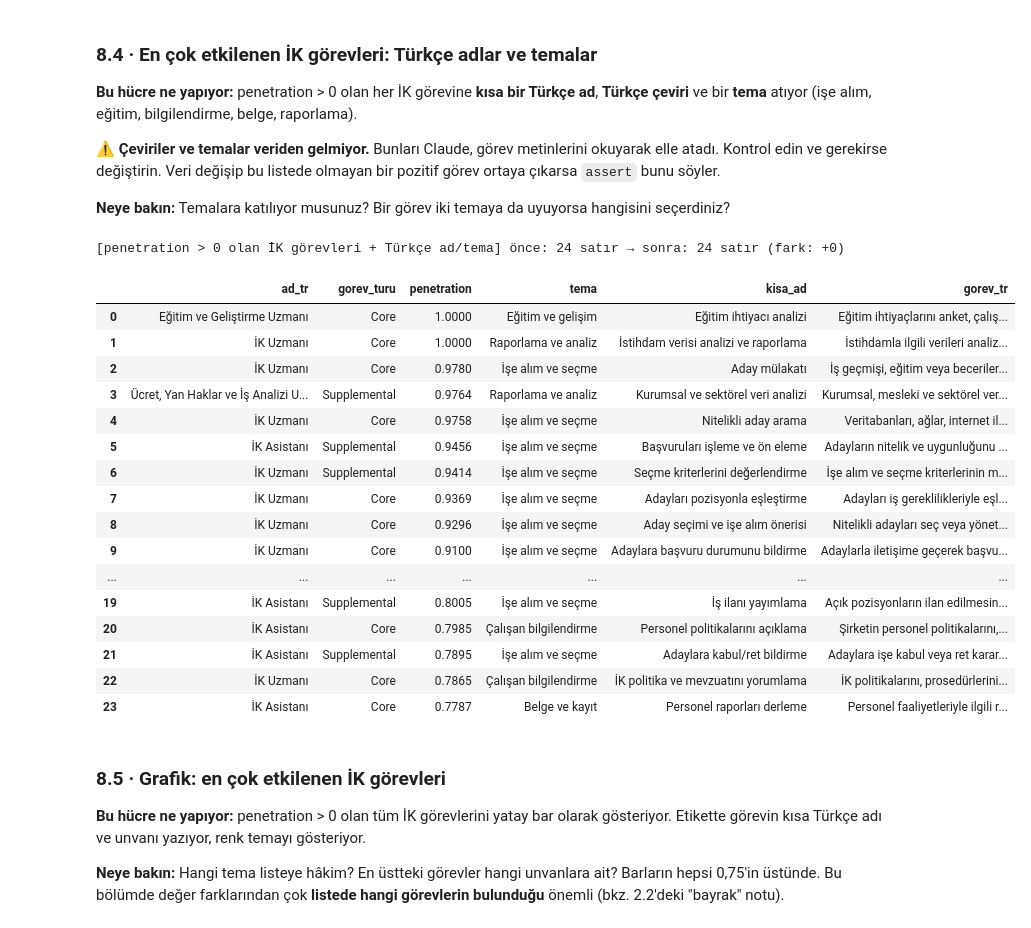
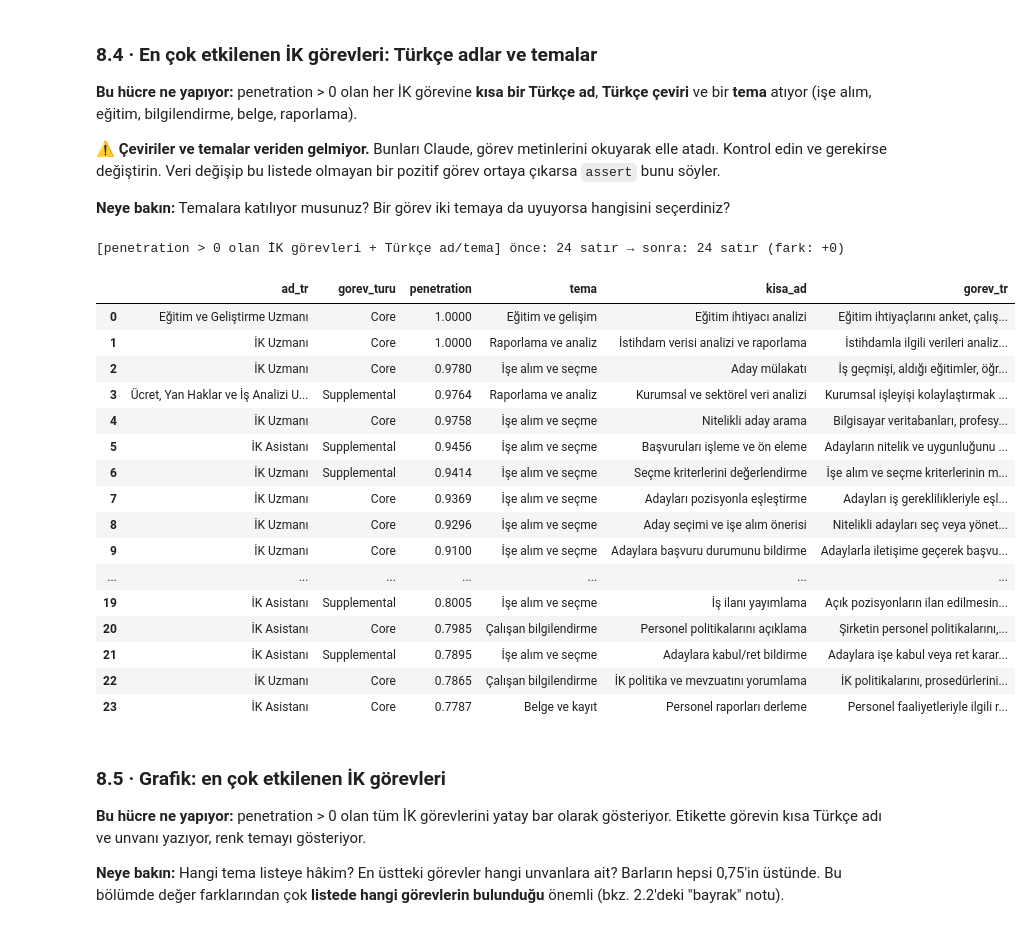
Before and after one commit to 4hmetcakmak/hr-ai-exposure-analysis, a Jupyter notebook: notebooks/00_veriyi_tani.ipynb, the cells around one changed output. Cells and saved outputs as stored; diff of their text form; code cells hidden in the pictures.

```diff
--- a/notebooks/00_veriyi_tani.ipynb
+++ b/notebooks/00_veriyi_tani.ipynb
@@ -1086,29 +1086,29 @@ GOREV_TR = pd.DataFrame(
         (103, "Eğitim ve gelişim", "Eğitim ihtiyacı analizi",
          "Eğitim ihtiyaçlarını anket, çalışan görüşmeleri, odak grupları veya yöneticiler, eğitmenler ve müşteri temsilcileriyle istişare yoluyla belirle."),
         (18862, "İşe alım ve seçme", "Aday mülakatı",
-         "İş geçmişi, eğitim veya beceriler hakkında bilgi almak için adaylarla mülakat yap."),
+         "İş geçmişi, aldığı eğitimler, öğrenim durumu veya becerileri hakkında bilgi almak için adaylarla mülakat yap."),
         (3364, "Raporlama ve analiz", "Kurumsal ve sektörel veri analizi",
-         "Kurumsal, mesleki ve sektörel verileri analiz ederek işletme, sektör ve kamuya teknik bilgi sağla."),
+         "Kurumsal işleyişi kolaylaştırmak için kurumsal, mesleki ve sektörel verileri analiz et; işletmelere, sektöre ve kamuya teknik bilgi sağla."),
         (18865, "İşe alım ve seçme", "Nitelikli aday arama",
-         "Veritabanları, ağlar, internet ilanları, iş fuarları, danışmanlık firmaları veya çalışan tavsiyeleri ile nitelikli aday ara."),
+         "Bilgisayar veritabanları, profesyonel ağlar, internet üzerinden işe alım kaynakları, medya ilanları, iş fuarları, işe alım firmaları veya çalışan tavsiyeleri gibi kaynakları kullanarak nitelikli aday ara."),
         (2690, "İşe alım ve seçme", "Başvuruları işleme ve ön eleme",
          "Adayların nitelik ve uygunluğunu değerlendirmek için iş başvurularını işle ve incele."),
         (18874, "İşe alım ve seçme", "Seçme kriterlerini değerlendirme",
          "İşe alım ve seçme kriterlerinin mesleki, istatistiksel veya test standartlarına uygunluğunu değerlendir, gerekirse revizyon öner."),
         (18868, "İşe alım ve seçme", "Adayları pozisyonla eşleştirme",
-         "Adayları iş gereklilikleriyle eşleştirmek için başvuruları ve iş taleplerini incele."),
+         "Adayları iş gereklilikleriyle eşleştirmek için iş başvurularını ve personel taleplerini incele."),
         (18871, "İşe alım ve seçme", "Aday seçimi ve işe alım önerisi",
          "Nitelikli adayları seç veya yöneticilere yönlendir, uygun olduğunda işe alım önerisinde bulun."),
         (18857, "İşe alım ve seçme", "Adaylara başvuru durumunu bildirme",
          "Adaylarla iletişime geçerek başvurularının durumu hakkında bilgi ver."),
         (101, "Eğitim ve gelişim", "Eğitim materyallerini değerlendirme",
-         "Eğitmenlerin hazırladığı taslak, metin veya dağıtım materyali gibi eğitim içeriklerini değerlendir."),
+         "Eğitmenlerin hazırladığı konu başlıkları, metinler veya dağıtım notları gibi eğitim materyallerini değerlendir."),
         (18572, "Belge ve kayıt", "Personel belgelerini işleme ve saklama",
          "Kadro, işe alım, eğitim, şikâyet, performans değerlendirme, sınıflandırma ve izinlerle ilgili personel belgelerini işle, doğrula ve sakla."),
         (2523, "Çalışan bilgilendirme", "Bordro, vergi ve yan hak bilgilendirmesi",
          "Çalışanlara ve yöneticilere bordro, vergi, yan hak planları ve toplu sözleşme hükümleri hakkında bilgi ver."),
         (20475, "Eğitim ve gelişim", "Eğitim kılavuzu ve materyali hazırlama",
-         "Eğitim prosedür kılavuzları, rehberler veya dağıtım ve görsel materyaller gibi ders içerikleri edin, düzenle veya geliştir."),
+         "Eğitim prosedür kılavuzları, rehberler veya dağıtım notları ve görsel materyaller gibi ders içeriklerini temin et, düzenle veya geliştir."),
         (2691, "Çalışan bilgilendirme", "Maaş, yan hak vb. soruları yanıtlama",
          "Sınavlar, uygunluk, maaşlar, yan haklar ve ilgili diğer konulardaki soruları yanıtla."),
         (20474, "Eğitim ve gelişim", "Oryantasyon ve eğitim programı tasarımı",
@@ -1116,7 +1116,7 @@ GOREV_TR = pd.DataFrame(
         (3372, "Raporlama ve analiz", "Araştırma sonuçlarını yayına hazırlama",
          "Araştırma sonuçlarını dergi, kitap, kılavuz ve film biçiminde yayına hazırla."),
         (3369, "Eğitim ve gelişim", "Müfredat ve eğitim materyali geliştirme",
-         "Eğitim programları için müfredat ve materyal geliştir ve eğitim ver."),
+         "Eğitim programları için müfredat ve materyalleri planla, geliştir ve eğitimi yürüt."),
         (18863, "Belge ve kayıt", "İK belgelerini güncel tutma",
          "Organizasyon şemaları, çalışan el kitapları, rehberler veya performans değerlendirme formları gibi İK belgelerini güncel tut."),
         (2701, "İşe alım ve seçme", "İş ilanı yayımlama",
@@ -1124,36 +1124,36 @@ GOREV_TR = pd.DataFrame(
         (2687, "Çalışan bilgilendirme", "Personel politikalarını açıklama",
          "Şirketin personel politikalarını, yan haklarını ve prosedürlerini çalışanlara veya adaylara açıkla."),
         (2698, "İşe alım ve seçme", "Adaylara kabul/ret bildirme",
          "Adaylara işe kabul veya ret kararını bildir."),
         (18861, "Çalışan bilgilendirme", "İK politika ve mevzuatını yorumlama",
          "İK politikalarını, prosedürlerini, yasaları, standartları veya düzenlemeleri yorumla ve açıkla."),
         (2697, "Belge ve kayıt", "Personel raporları derleme",
          "Personel faaliyetleriyle ilgili rapor ve belgeleri derle ve hazırla."),
     ],
     columns=["Task ID", "tema", "kisa_ad", "gorev_tr"],
 )
 assert GOREV_TR["Task ID"].is_unique and GOREV_TR["tema"].isin(TEMALAR).all()
 
 once = (ik["penetration"] > 0).sum()
 etkilenen = (ik[ik["penetration"] > 0]
              .merge(GOREV_TR, on="Task ID", how="left", validate="one_to_one")
              .sort_values(["penetration", "Task ID"], ascending=[False, True])
              .reset_index(drop=True))
 log("penetration > 0 olan İK görevleri + Türkçe ad/tema", once, len(etkilenen))
 temasiz = etkilenen.loc[etkilenen["tema"].isna(), "Task ID"].tolist()
 assert not temasiz, f"Türkçe adı/teması atanmamış pozitif görev(ler): {temasiz}. GOREV_TR'ye ekleyin."
 fazla = set(GOREV_TR["Task ID"]) - set(etkilenen["Task ID"])
 assert not fazla, f"GOREV_TR'de olup artık pozitif olmayan görev(ler): {fazla}"
 
 display(etkilenen[["ad_tr", "gorev_turu", "penetration", "tema", "kisa_ad", "gorev_tr"]])
 # %% [output]
 [penetration > 0 olan İK görevleri + Türkçe ad/tema] önce: 24 satır → sonra: 24 satır (fark: +0)
 |  | ad_tr | gorev_turu | penetration | tema | kisa_ad | gorev_tr |
 | 0 | Eğitim ve Geliştirme Uzmanı | Core | 1.0000 | Eğitim ve gelişim | Eğitim ihtiyacı analizi | Eğitim ihtiyaçlarını anket, çalış... |
 | 1 | İK Uzmanı | Core | 1.0000 | Raporlama ve analiz | İstihdam verisi analizi ve raporlama | İstihdamla ilgili verileri analiz... |
-| 2 | İK Uzmanı | Core | 0.9780 | İşe alım ve seçme | Aday mülakatı | İş geçmişi, eğitim veya beceriler... |
-| 3 | Ücret, Yan Haklar ve İş Analizi U... | Supplemental | 0.9764 | Raporlama ve analiz | Kurumsal ve sektörel veri analizi | Kurumsal, mesleki ve sektörel ver... |
-| 4 | İK Uzmanı | Core | 0.9758 | İşe alım ve seçme | Nitelikli aday arama | Veritabanları, ağlar, internet il... |
+| 2 | İK Uzmanı | Core | 0.9780 | İşe alım ve seçme | Aday mülakatı | İş geçmişi, aldığı eğitimler, öğr... |
+| 3 | Ücret, Yan Haklar ve İş Analizi U... | Supplemental | 0.9764 | Raporlama ve analiz | Kurumsal ve sektörel veri analizi | Kurumsal işleyişi kolaylaştırmak ... |
+| 4 | İK Uzmanı | Core | 0.9758 | İşe alım ve seçme | Nitelikli aday arama | Bilgisayar veritabanları, profesy... |
 | 5 | İK Asistanı | Supplemental | 0.9456 | İşe alım ve seçme | Başvuruları işleme ve ön eleme | Adayların nitelik ve uygunluğunu ... |
 | 6 | İK Uzmanı | Supplemental | 0.9414 | İşe alım ve seçme | Seçme kriterlerini değerlendirme | İşe alım ve seçme kriterlerinin m... |
 | 7 | İK Uzmanı | Core | 0.9369 | İşe alım ve seçme | Adayları pozisyonla eşleştirme | Adayları iş gereklilikleriyle eşl... |
```
